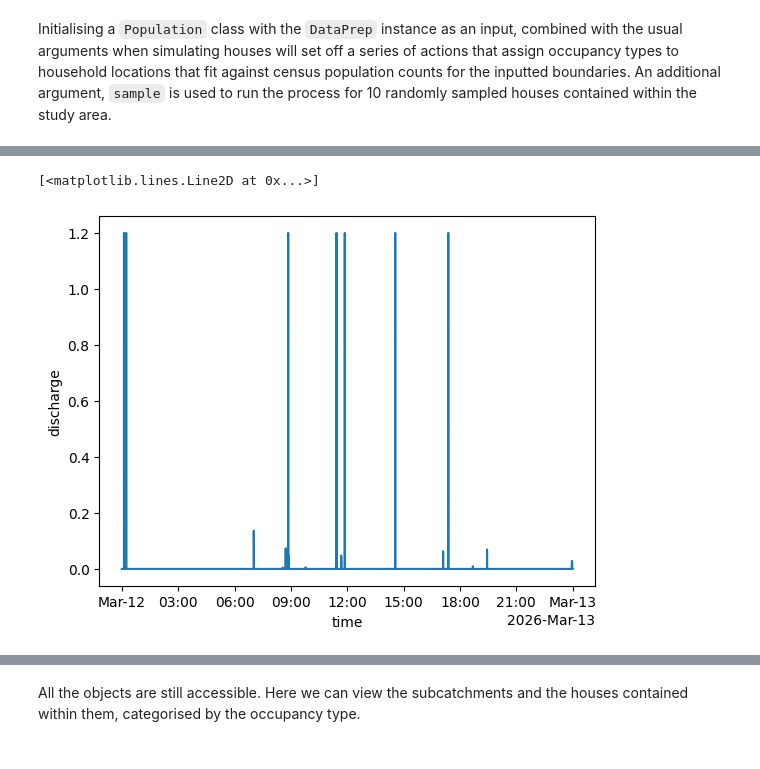
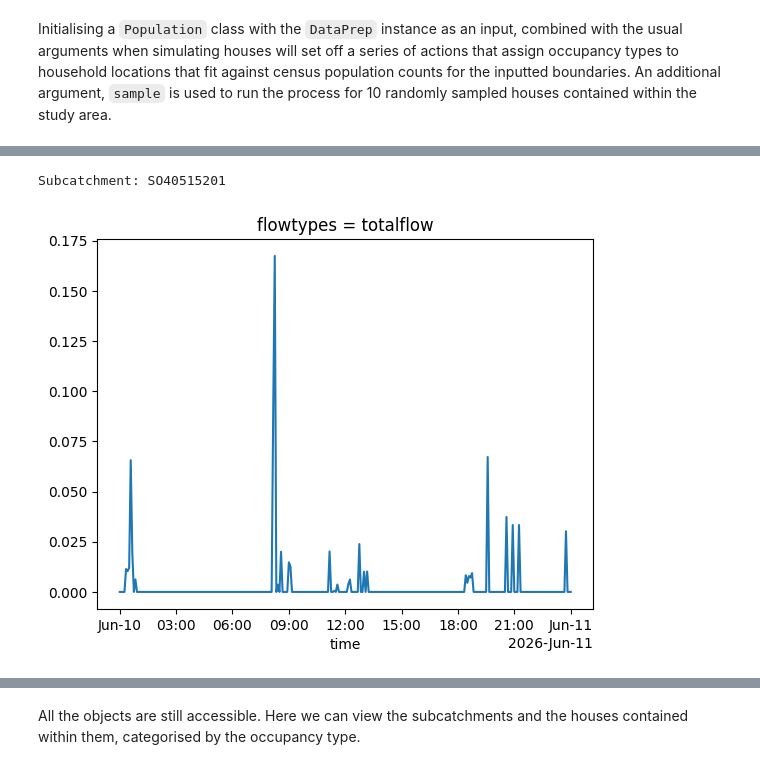
Before and after one commit to levaphenyl/pysimdeum, a Jupyter notebook: docs/examples/7_advanced_simulation_population_fitting_and_subcatchment_aggregation.ipynb, the cells around one changed output, grey strips where cells are left out. Saved outputs shown, nothing was run; the diff lists cells and outputs as text; code cells hidden in the pictures.

Commit message:
`Population` optimisation & consumption profile -> ddg

```diff
--- a/docs/examples/7_advanced_simulation_population_fitting_and_subcatchment_aggregation.ipynb
+++ b/docs/examples/7_advanced_simulation_population_fitting_and_subcatchment_aggregation.ipynb
@@ -249,5 +221,8 @@ pop.houses_instances[next(iter(pop.houses_instances))].consumption.sum(['enduse'
-# %%
-pop.houses_instances[next(iter(pop.houses_instances))].discharge.discharge.sum(['enduse', 'user', 'dischargetypes']).mean(['patterns']).plot()
-# %% [output]
-[<matplotlib.lines.Line2D at 0x...>]
-[figure, removed]
+# %%
+# Plot the aggregated consumption profile for the first subcatchment, averaged over patterns
+first_sub = next(iter(pop.subcatchment_profiles))
+pop.subcatchment_profiles[first_sub].mean('patterns').plot()
+print(f"Subcatchment: {first_sub}")
+# %% [output]
+Subcatchment: SO40515201
+[figure, added]
```
Also changed, not shown: parts of 32 cells of this notebook, 8 other files.
